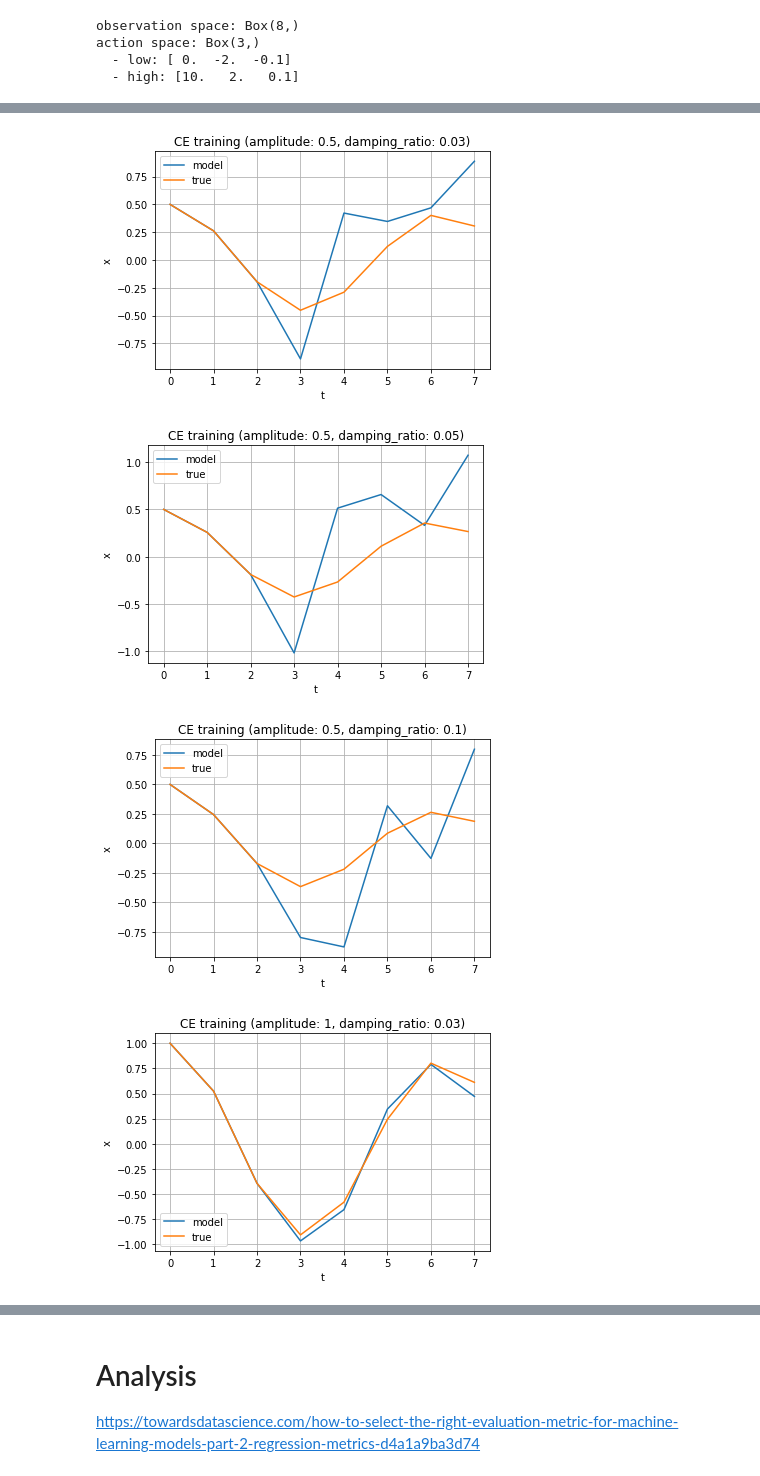
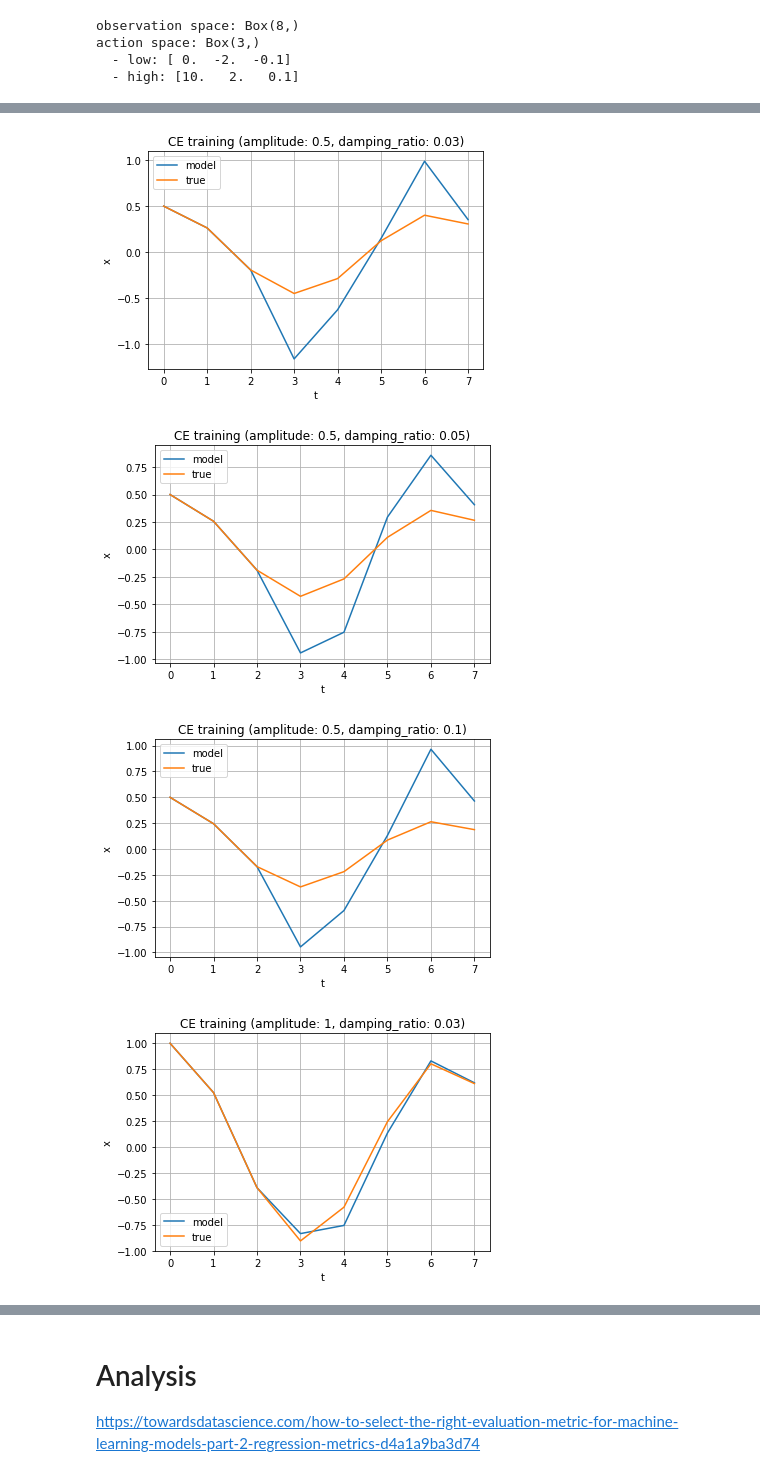
Before and after one commit to bamasa/rl_pendulum_predict, a Jupyter notebook: motion_4-hist-stable-n_steps=8.ipynb, the cells around one changed output, grey strips where cells are left out. Cells and saved outputs as stored; diff of their text form; code cells hidden in the pictures.

Commit message:
retrain and add graphs

```diff
--- a/motion_4-hist-stable-n_steps=8.ipynb
+++ b/motion_4-hist-stable-n_steps=8.ipynb
@@ -446,7 +449,7 @@ def cem(n_iterations=5000, max_t=1000, gamma=0.8, print_every=200, pop_size=50,
         if i_iteration % print_every == 0:
             mean_score = np.mean(scores_deque)
             if mean_score > best_mean_score:
-                torch.save(agent.state_dict(), 'checkpoint_8_1.pth')
+                torch.save(agent.state_dict(), 'checkpoint_8_2.pth')
                 best_mean_score = mean_score
             print('Episode {}\tAverage Score: {:.2f}\tBest Average Score: {:.2f}'.format(i_iteration, mean_score, best_mean_score))
             print(pop_size, sigma, percentile)
@@ -485,21 +488,25 @@ Episode 1000    Average Score: -93.40   Best Average Score: -0.60
 ... (41 outputs left out)
+# %%
+import pickle
+with open('scores_8_rl_sim_mse.pkl', 'wb') as f:
+    pickle.dump(scores, f)
 # %%
-agent.load_state_dict(torch.load('checkpoint_8_1.pth'))
+agent.load_state_dict(torch.load('checkpoint_8_2.pth'))
 
 impact_amplitude_list = [0.5, 1, 1.5]
 damping_ratio_list = [0.03, 0.05, 0.1]
 
 for a in impact_amplitude_list:
     for d in damping_ratio_list:
         impact = lambda t: x_impact(t, a, d)
         history = generate_history(t0, t_step, n_steps, impact=impact)
         env = SimpleModel(history, t0, t_step, n_steps)
         env = ImpactWrapper(env, x_impact, a, d)
 #         env = NormActionWrapper(env)
         info = f" (amplitude: {a}, damping_ratio: {d})"
         plot_result(env, agent, info)
 # %% [output]
-[figure, old version]
+[figure, new version]
-[figure, old version]
+[figure, new version]
-[figure, old version]
+[figure, new version]
-[figure, old version]
+[figure, new version]
```
Also changed, not shown: parts of 4 cells of this notebook, 18 other files.
